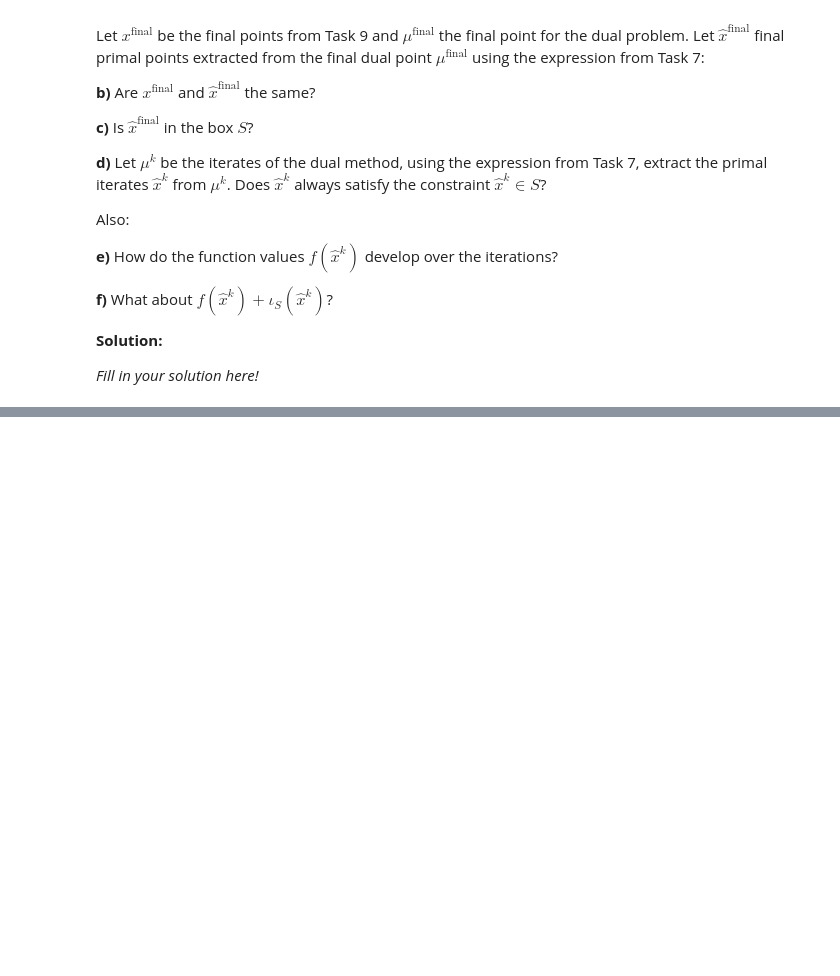
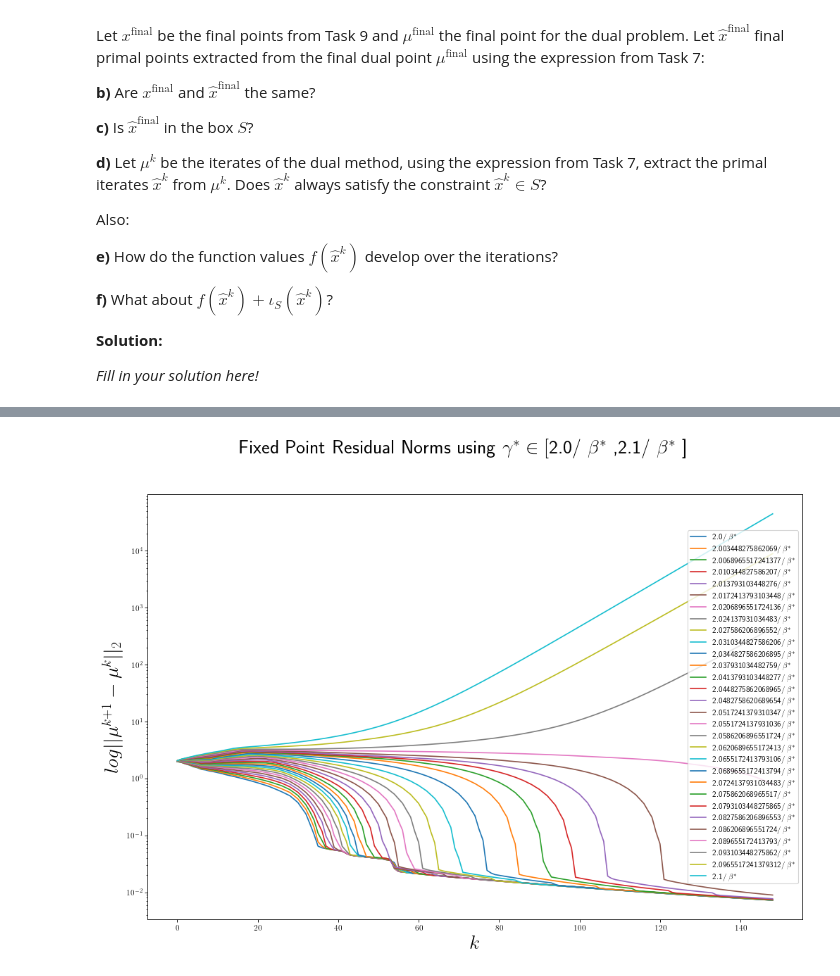
Before and after one commit to NilRom/UNI, a Jupyter notebook: optimization_for_machine_learning/handin1.ipynb, the cells around one changed output, grey strips where cells are left out. Cells and saved outputs as stored; diff of their text form; code cells hidden in the pictures; blank space fills up the shorter version.

```diff
--- a/optimization_for_machine_learning/handin1.ipynb
+++ b/optimization_for_machine_learning/handin1.ipynb
@@ -857 +900,7 @@ def get_dual_sol_curves(gammas, num_iters = 1e3):
+# %%
+gammas, gamma_labels = get_gammas(np.linalg.inv(Q), start = 2, stop = 2.1, num = 30, is_dual = True)
+diffs = get_dual_sol_curves(gammas, num_iters = 1.5e2)
+plot_sol_curves(diffs, gamma_labels = gamma_labels,  gammas = gammas, is_dual = True)
+# %% [output]
+[figure, added]
 # %%
```
Also changed, not shown: parts of 17 cells of this notebook, 2 other files.
